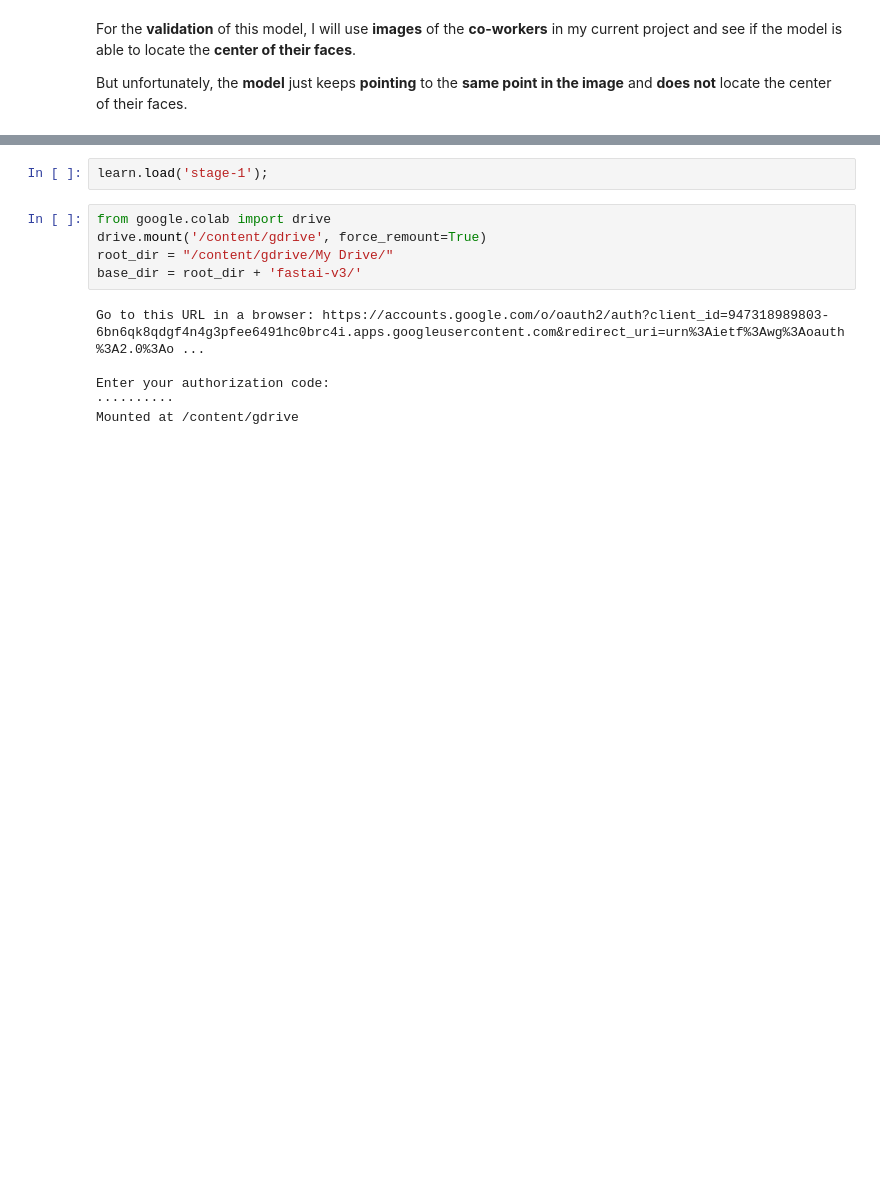
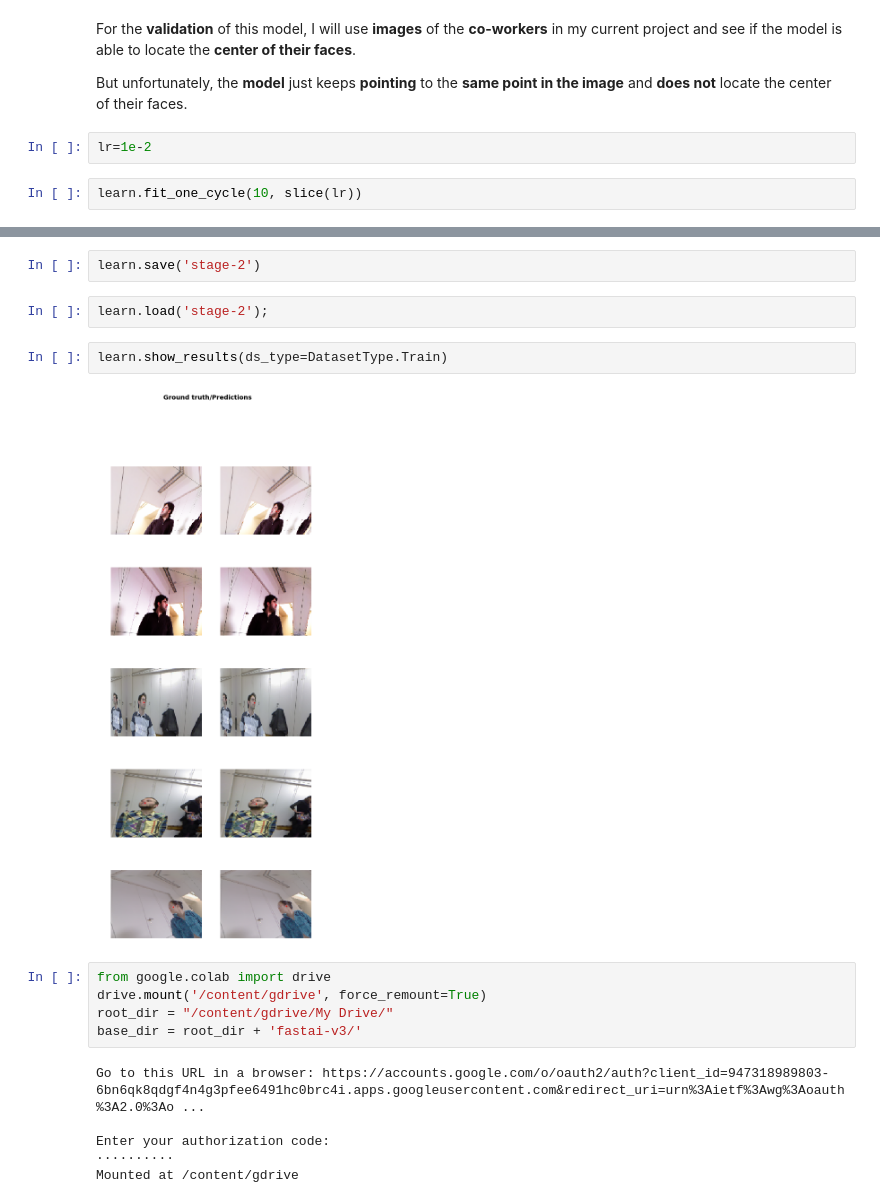
Before and after one commit to AdityaGogoi/Fast-AI-Deep-Learning, a Jupyter notebook: Lesson3_CNN_Regression_with_BIWI_Head_pose_dataset.ipynb, the cells around one changed output, grey strips where cells are left out. Cells and saved outputs as stored; diff of their text form; blank space fills up the shorter version.

```diff
--- a/Lesson3_CNN_Regression_with_BIWI_Head_pose_dataset.ipynb
+++ b/Lesson3_CNN_Regression_with_BIWI_Head_pose_dataset.ipynb
@@ -150,3 +176,7 @@ learn2.recorder.plot()
 For the **validation** of this model, I will use **images** of the **co-workers** in my current project and see if the model is able to locate the **center of their faces**.
 
 But unfortunately, the **model** just keeps **pointing** to the **same point in the image** and **does not** locate the center of their faces.
+# %%
+lr=1e-2
+# %%
+learn.fit_one_cycle(10, slice(lr))
@@ -153,5 +195,11 @@ But unfortunately, the **model** just keeps **pointing** to the **same point in
+# %%
+learn.save('stage-2')
 # %%
-learn.load('stage-1');
+learn.load('stage-2');
+# %%
+learn.show_results(ds_type=DatasetType.Train)
+# %% [output]
+[figure, added]
 # %%
 from google.colab import drive
 drive.mount('/content/gdrive', force_remount=True)
```
Also changed, not shown: parts of 17 cells of this notebook.
